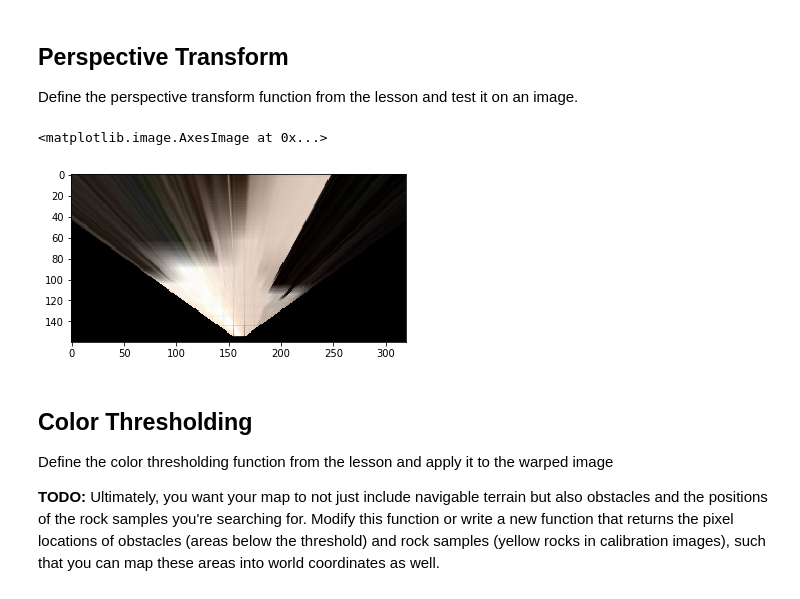
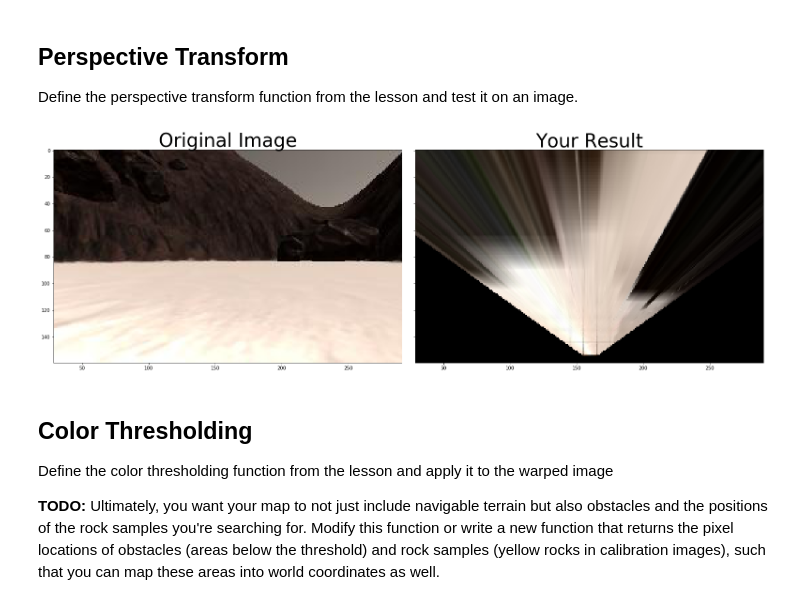
Before and after one commit to perfalcon/RoboND, a Jupyter notebook: Rover_Project_Test_Notebook.ipynb, the cells around one changed output. Cells and saved outputs as stored; diff of their text form; code cells hidden in the pictures.

```diff
--- a/Rover_Project_Test_Notebook.ipynb
+++ b/Rover_Project_Test_Notebook.ipynb
@@ -93,13 +93,21 @@
                   [image.shape[1]/2 + dst_size, image.shape[0] - bottom_offset],
                   [image.shape[1]/2 + dst_size, image.shape[0] - 2*dst_size - bottom_offset],
                   [image.shape[1]/2 - dst_size, image.shape[0] - 2*dst_size - bottom_offset],
                   ])
 warped = perspect_transform(grid_img, source, destination)
-plt.imshow(warped)
+#plt.imshow(warped)
+# Display the original image and binary
+f, (ax1, ax2) = plt.subplots(1, 2, figsize=(21, 7), sharey=True)
+f.tight_layout()
+ax1.imshow(image)
+ax1.set_title('Original Image', fontsize=40)
+
+ax2.imshow(warped,cmap='gray')
+ax2.set_title('Your Result', fontsize=40)
+plt.subplots_adjust(left=0., right=1, top=0.9, bottom=0.)
 #scipy.misc.imsave('../output/warped_example.jpg', warped)
 # %% [output]
-<matplotlib.image.AxesImage at 0x...>
-[figure, old version]
+[figure, new version]
 # %% [markdown]
 ## Color Thresholding
 Define the color thresholding function from the lesson and apply it to the warped image
```
Also changed, not shown: parts of 5 cells of this notebook.
